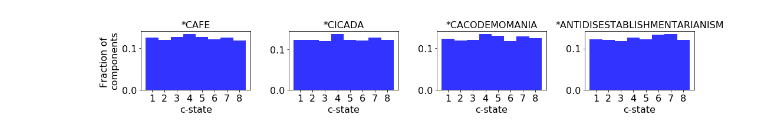
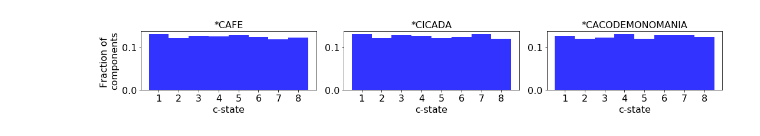
Before and after one commit to rkp8000/crossing_over, a Jupyter notebook: 5_mask_correlations.ipynb, the cells around one changed output. Cells and saved outputs as stored; diff of their text form; code cells hidden in the pictures.

```diff
--- a/5_mask_correlations.ipynb
+++ b/5_mask_correlations.ipynb
@@ -19,7 +19,7 @@ D = 'ABCDEFGHIJKLMNOPQRSTUVWXYZ'
 N = 1024
 Z = 8
 GAM = 1.3
-R = 0.01
+R = 0.004
 
 M = len(D)
 
@@ -221,7 +221,7 @@ class Decoder(object):
 encoder = Encoder(0, D, N, Z, R, GAM)
 decoder = Decoder(encoder)
 
-for y in ['CAFE', 'CICADA', 'DECAF', 'REFEREE', 'CACODEMOMANIA']:
+for y in ['CAFE', 'CICADA', 'DECAF', 'REFEREE', 'CACODEMONOMANIA']:
 
     x = encoder.encode(y)
     fig, ax = plt.subplots(1, 1, figsize=(15, 2), tight_layout=True)
@@ -414,32 +401,9 @@ set_font_size(ax, 16)
 # %%
-y = 'CICADA'
-n_trial = 30
-
-corrupt = [0, 1, 2, 5, 10, 20, 50, 100]
-
-ct_correct_basic = np.zeros(len(corrupt))
-
-for seed in range(n_trial):
-    sys.stdout.write('.')
-    encoder = EncoderBasic(seed, D, N, 4*Z, R, GAM)
-    decoder = Decoder(encoder)
-
-    for c_ctr, corrupt_ in enumerate(corrupt):
-        x_y = encoder.encode(y, corrupt_)
-        y_hat = decoder.decode(x_y)
-
-        if y_hat == y:
-            ct_correct_basic[c_ctr] += 1
-
-p_correct_basic = ct_correct_basic / n_trial
-print('')
-
-
 ct_correct_mask_corr = np.zeros(len(corrupt))
 
 for seed in range(n_trial):
     sys.stdout.write('.')
-    encoder = Encoder(seed, D, 4*N, Z, R, GAM)
+    encoder = Encoder(seed, D, 4*N, Z, .25*R, GAM)
     decoder = Decoder(encoder)
 
     for c_ctr, corrupt_ in enumerate(corrupt):
@@ -460,6 +424,9 @@ ax.bar(np.arange(len(corrupt)) + .2, p_correct_mask_corr, width=.4, color='r', a
 ax.set_xticks(np.arange(len(corrupt)))
 ax.set_xticklabels(corrupt)
 
+ax.set_ylim(0, 1.3)
+ax.set_yticks([0, .2, .4, .6, .8, 1])
+
 ax.set_xlabel('# Corrupted elements')
 ax.set_ylabel('Correct decode\nprobability')
 
@@ -477,27 +439,27 @@ plt.hist(encoder.veil(encoder.xs[0], encoder.xs[1]))
 # %%
 # plot c-state distribution for different sequences
-ys = ['CAFE', 'CICADA', 'CACODEMOMANIA', 'ANTIDISESTABLISHMENTARIANISM']
-fig, axs = plt.subplots(1, 4, figsize=(15, 2.5), tight_layout=True)
+ys = ['CAFE', 'CICADA', 'CACODEMONOMANIA',]
+fig, axs = plt.subplots(1, 3, figsize=(15, 2.5), tight_layout=True)
 axs = axs.flatten()
 
 encoder = Encoder(0, D, 4*N, Z, R, GAM)
 xs = []
 
 for y, ax in zip(ys, axs):
     x = encoder.encode(y)
     bins = np.arange(Z+1) - .5
     ax.hist(x, bins, color='b', alpha=.8, normed=True)
 
     ax.set_title('*' + y)
 
 axs[0].set_ylabel('Fraction of \ncomponents')
 
 for ax in axs:
     ax.set_xlabel('c-state')
     ax.set_xticks(np.arange(Z))
     ax.set_xticklabels(1 + np.arange(Z))
     ax.set_yticks([0, .1])
 
     set_font_size(ax, 16)
 # %% [output]
-[figure, old version]
+[figure, new version]
```
Also changed, not shown: parts of 8 cells of this notebook.
